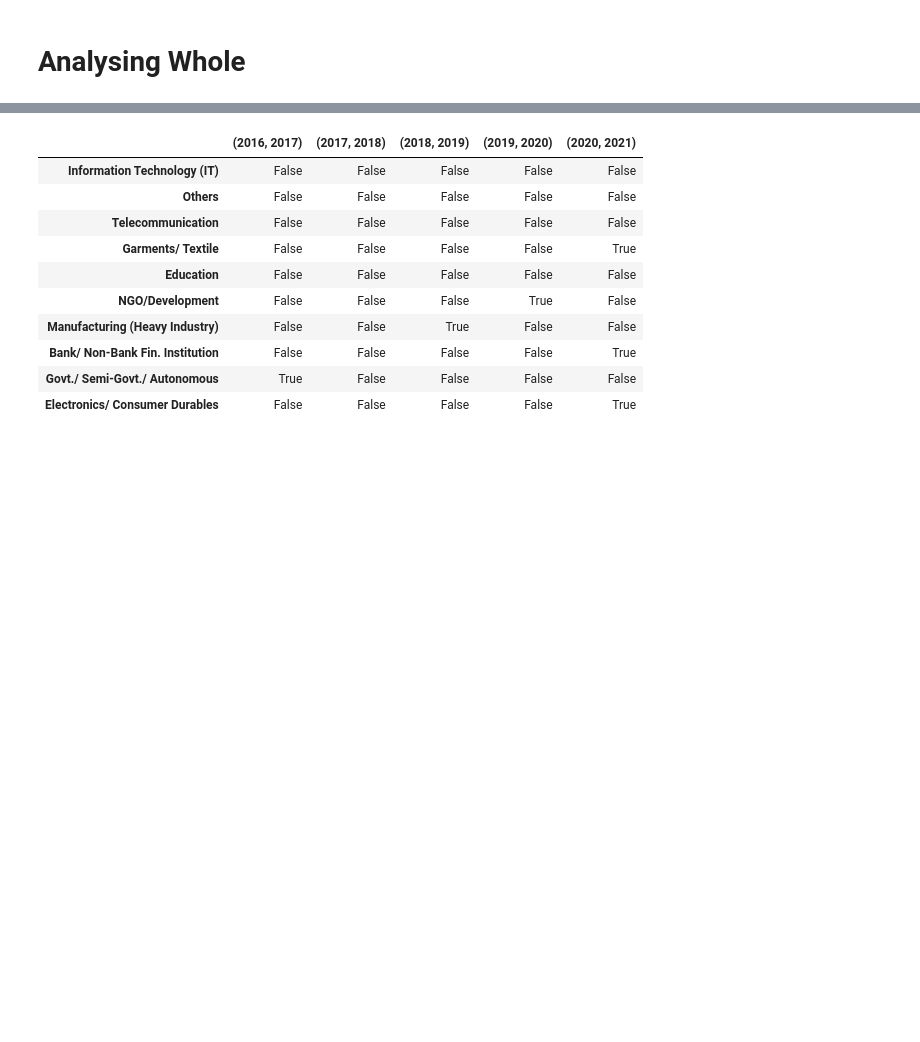
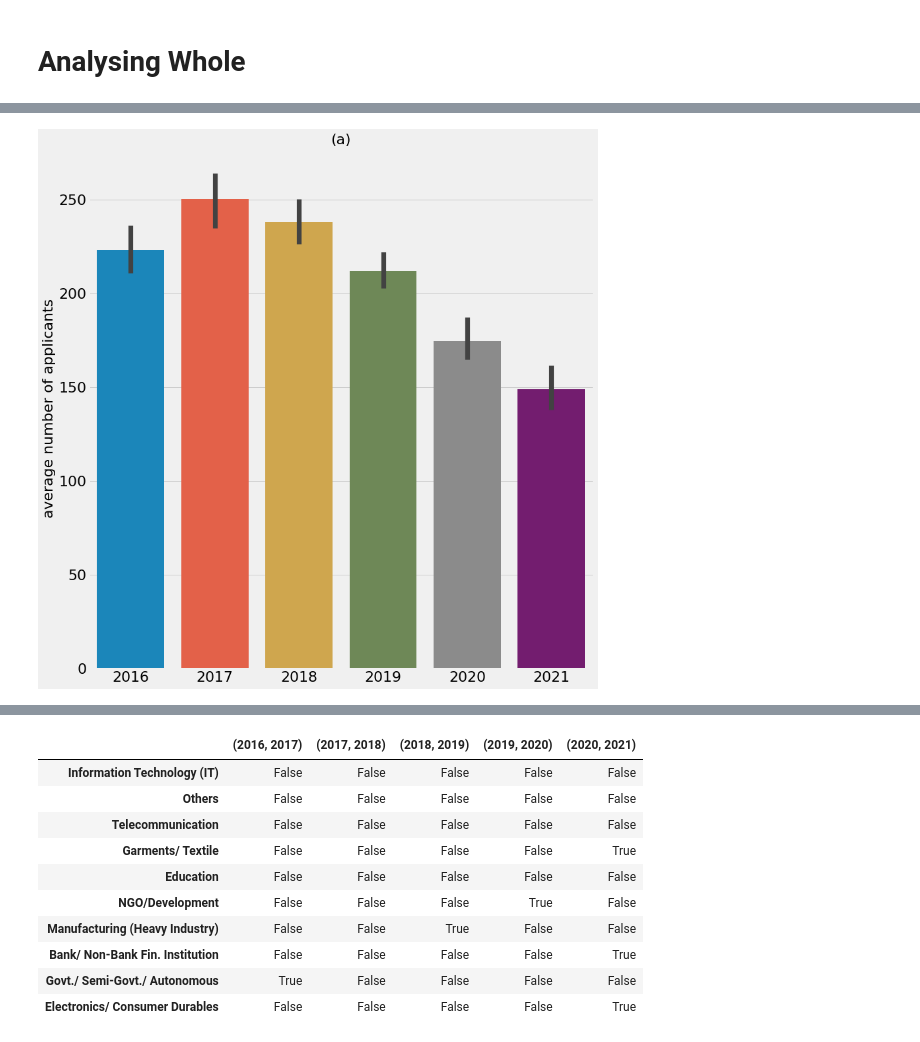
Before and after one commit to Srj/Bdjobs, a Jupyter notebook: notebook/Hypothesis_Testing.ipynb, the cells around one changed output, grey strips where cells are left out. Cells and saved outputs as stored; diff of their text form; code cells hidden in the pictures; blank space fills up the shorter version.

```diff
--- a/notebook/Hypothesis_Testing.ipynb
+++ b/notebook/Hypothesis_Testing.ipynb
@@ -135,0 +82,6 @@ ttest_func('FemaleGender')
+# %%
+title = '(a)'
+ylabel = 'average number of applicants'
+ttest_func('number_applicants').astype('float').to_csv(os.path.join(TABLE,'pval_numapp.csv'),float_format='%.3f')
+# %% [output]
+[figure, added]
```
Also changed, not shown: parts of 17 cells of this notebook, 55 other files.
